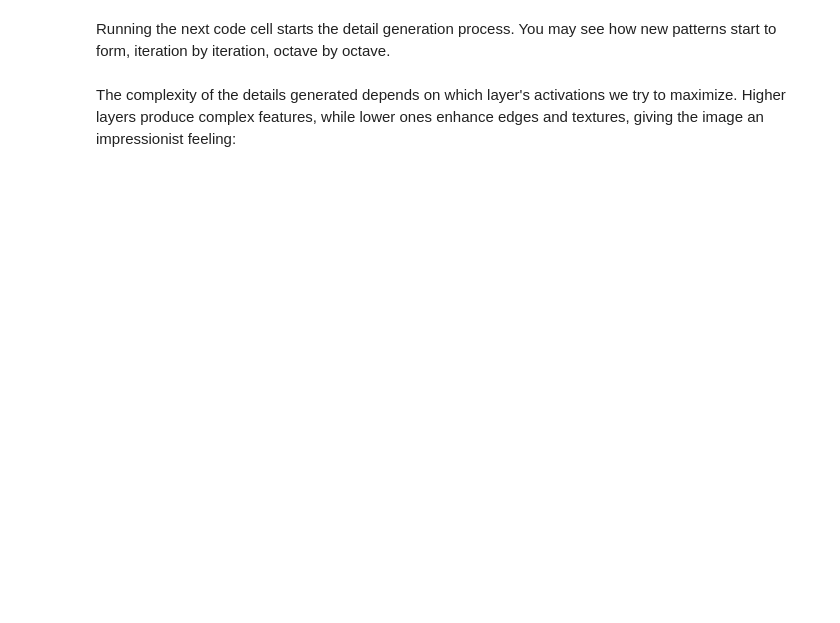
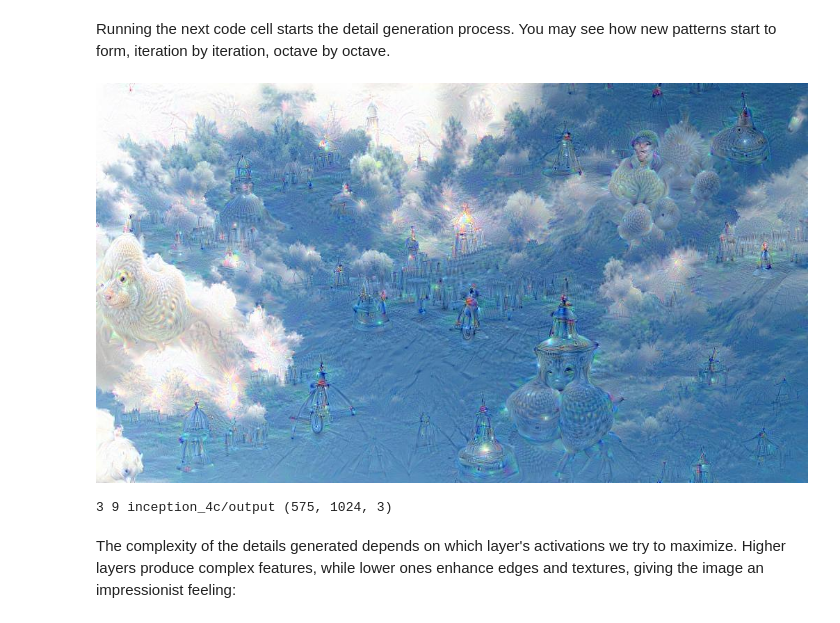
Before and after one commit to fssongwei/JupyterTest, a Jupyter notebook: dream.ipynb, the cells around one changed output. Cells and saved outputs as stored; diff of their text form; code cells hidden in the pictures; blank space fills up the shorter version.

```diff
--- a/dream.ipynb
+++ b/dream.ipynb
@@ -132,4 +137,9 @@ Now we are ready to let the neural network reveal its dreams! Let's take a [clou
 # %% [markdown]
 Running the next code cell starts the detail generation process. You may see how new patterns start to form, iteration by iteration, octave by octave.
+# %%
+_=deepdream(net, img)
+# %% [output]
+[figure, added]
+3 9 inception_4c/output (575, 1024, 3)
 # %% [markdown]
 The complexity of the details generated depends on which layer's activations we try to maximize. Higher layers produce complex features, while lower ones enhance edges and textures, giving the image an impressionist feeling:
```
Also changed, not shown: parts of 5 cells of this notebook, 3 other files.
